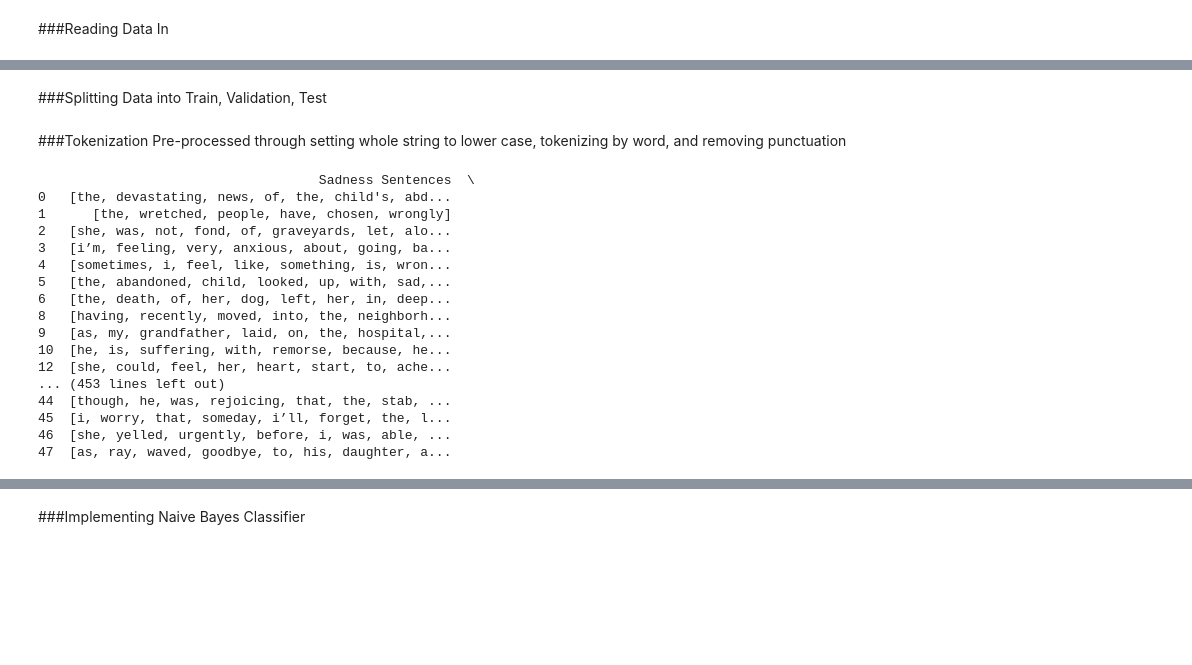
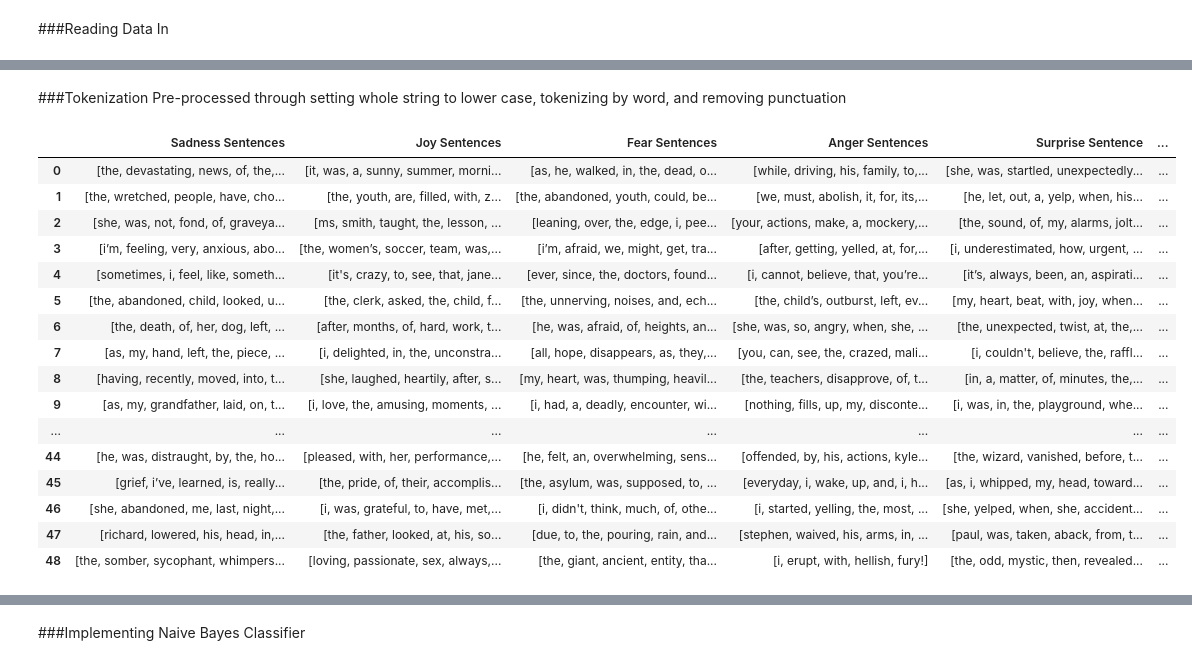
Before and after one commit to DiscoDoggy/sentiment_analysis_naive_bayes_NLP, a Jupyter notebook: cs173_hw3_week5.ipynb, the cells around one changed output, grey strips where cells are left out. Saved outputs shown, nothing was run; the diff lists cells and outputs as text; code cells hidden in the pictures; blank space fills up the shorter version.

```diff
--- a/cs173_hw3_week5.ipynb
+++ b/cs173_hw3_week5.ipynb
@@ -17,6 +18,6 @@ True
 ###Reading Data In
 # %%
 df_full = pd.read_csv('/content/drive/MyDrive/cs173_emotions_data_set.csv')
-df_full = df_full.dropna()
-print(df_full)
+df_full = df_full.replace(np.nan, '', regex=True)
+display(df_full)
 # %% [output]
@@ -40,2 +40,0 @@ print(df_full)
-# %% [markdown]
-###Splitting Data into Train, Validation, Test
@@ -71,48 +59,48 @@ def get_sentence_column_names(col_names):
 #returns a data frame containing only sentence columns
 def get_only_sentence_columns(df, sentence_col_names):
   sentence_columns = pd.DataFrame()
 
   for i in range(len(sentence_col_names)):
     sentence_columns[sentence_col_names[i]] = df[sentence_col_names[i]]
 
   return sentence_columns
 
 #helper function that tokenizes a sentence and is used by tokenize_sentences
 def tokenize_sentences_helper(sentence):
   sentence = sentence.lower()
   tokenizer = RegexpTokenizer(r'[^.,"\(\)\s]+')
   tokenized_sentence = tokenizer.tokenize(sentence)
 
   return tokenized_sentence
 
 #tokenizes all cells of a data frame containing only sentences
 def tokenize_sentences(sentences_df, col_names):
   for col in col_names:
     sentences_df[col] = sentences_df[col].apply(tokenize_sentences_helper)
 
   return sentences_df
 
 column_names = get_column_names(df_full)
 sentence_col_names = get_sentence_column_names(column_names)
 all_sentences = get_only_sentence_columns(df_full,sentence_col_names)
 
 tokenized_sentences_df = tokenize_sentences(all_sentences, sentence_col_names)
-print(tokenized_sentences_df)
+display(tokenized_sentences_df)
 # %% [output]
-                                    Sadness Sentences  \
-0   [the, devastating, news, of, the, child's, abd...
-1      [the, wretched, people, have, chosen, wrongly]
-2   [she, was, not, fond, of, graveyards, let, alo...
-3   [i’m, feeling, very, anxious, about, going, ba...
-4   [sometimes, i, feel, like, something, is, wron...
-5   [the, abandoned, child, looked, up, with, sad,...
-6   [the, death, of, her, dog, left, her, in, deep...
-8   [having, recently, moved, into, the, neighborh...
-9   [as, my, grandfather, laid, on, the, hospital,...
-10  [he, is, suffering, with, remorse, because, he...
-12  [she, could, feel, her, heart, start, to, ache...
-... (453 lines left out)
-44  [though, he, was, rejoicing, that, the, stab, ...
-45  [i, worry, that, someday, i’ll, forget, the, l...
-46  [she, yelled, urgently, before, i, was, able, ...
-47  [as, ray, waved, goodbye, to, his, daughter, a...
+|  | Sadness Sentences | Joy Sentences | Fear Sentences | Anger Sentences | Surprise Sentence | ... |
+| 0 | [the, devastating, news, of, the,... | [it, was, a, sunny, summer, morni... | [as, he, walked, in, the, dead, o... | [while, driving, his, family, to,... | [she, was, startled, unexpectedly... | ... |
+| 1 | [the, wretched, people, have, cho... | [the, youth, are, filled, with, z... | [the, abandoned, youth, could, be... | [we, must, abolish, it, for, its,... | [he, let, out, a, yelp, when, his... | ... |
+| 2 | [she, was, not, fond, of, graveya... | [ms, smith, taught, the, lesson, ... | [leaning, over, the, edge, i, pee... | [your, actions, make, a, mockery,... | [the, sound, of, my, alarms, jolt... | ... |
+| 3 | [i’m, feeling, very, anxious, abo... | [the, women’s, soccer, team, was,... | [i’m, afraid, we, might, get, tra... | [after, getting, yelled, at, for,... | [i, underestimated, how, urgent, ... | ... |
+| 4 | [sometimes, i, feel, like, someth... | [it's, crazy, to, see, that, jane... | [ever, since, the, doctors, found... | [i, cannot, believe, that, you’re... | [it’s, always, been, an, aspirati... | ... |
+| 5 | [the, abandoned, child, looked, u... | [the, clerk, asked, the, child, f... | [the, unnerving, noises, and, ech... | [the, child’s, outburst, left, ev... | [my, heart, beat, with, joy, when... | ... |
+| 6 | [the, death, of, her, dog, left, ... | [after, months, of, hard, work, t... | [he, was, afraid, of, heights, an... | [she, was, so, angry, when, she, ... | [the, unexpected, twist, at, the,... | ... |
+| 7 | [as, my, hand, left, the, piece, ... | [i, delighted, in, the, unconstra... | [all, hope, disappears, as, they,... | [you, can, see, the, crazed, mali... | [i, couldn't, believe, the, raffl... | ... |
+| 8 | [having, recently, moved, into, t... | [she, laughed, heartily, after, s... | [my, heart, was, thumping, heavil... | [the, teachers, disapprove, of, t... | [in, a, matter, of, minutes, the,... | ... |
+| 9 | [as, my, grandfather, laid, on, t... | [i, love, the, amusing, moments, ... | [i, had, a, deadly, encounter, wi... | [nothing, fills, up, my, disconte... | [i, was, in, the, playground, whe... | ... |
+| ... | ... | ... | ... | ... | ... | ... |
+| 44 | [he, was, distraught, by, the, ho... | [pleased, with, her, performance,... | [he, felt, an, overwhelming, sens... | [offended, by, his, actions, kyle... | [the, wizard, vanished, before, t... | ... |
+| 45 | [grief, i’ve, learned, is, really... | [the, pride, of, their, accomplis... | [the, asylum, was, supposed, to, ... | [everyday, i, wake, up, and, i, h... | [as, i, whipped, my, head, toward... | ... |
+| 46 | [she, abandoned, me, last, night,... | [i, was, grateful, to, have, met,... | [i, didn't, think, much, of, othe... | [i, started, yelling, the, most, ... | [she, yelped, when, she, accident... | ... |
+| 47 | [richard, lowered, his, head, in,... | [the, father, looked, at, his, so... | [due, to, the, pouring, rain, and... | [stephen, waived, his, arms, in, ... | [paul, was, taken, aback, from, t... | ... |
+| 48 | [the, somber, sycophant, whimpers... | [loving, passionate, sex, always,... | [the, giant, ancient, entity, tha... | [i, erupt, with, hellish, fury!] | [the, odd, mystic, then, revealed... | ... |
```
Also changed, not shown: parts of 6 cells of this notebook.
